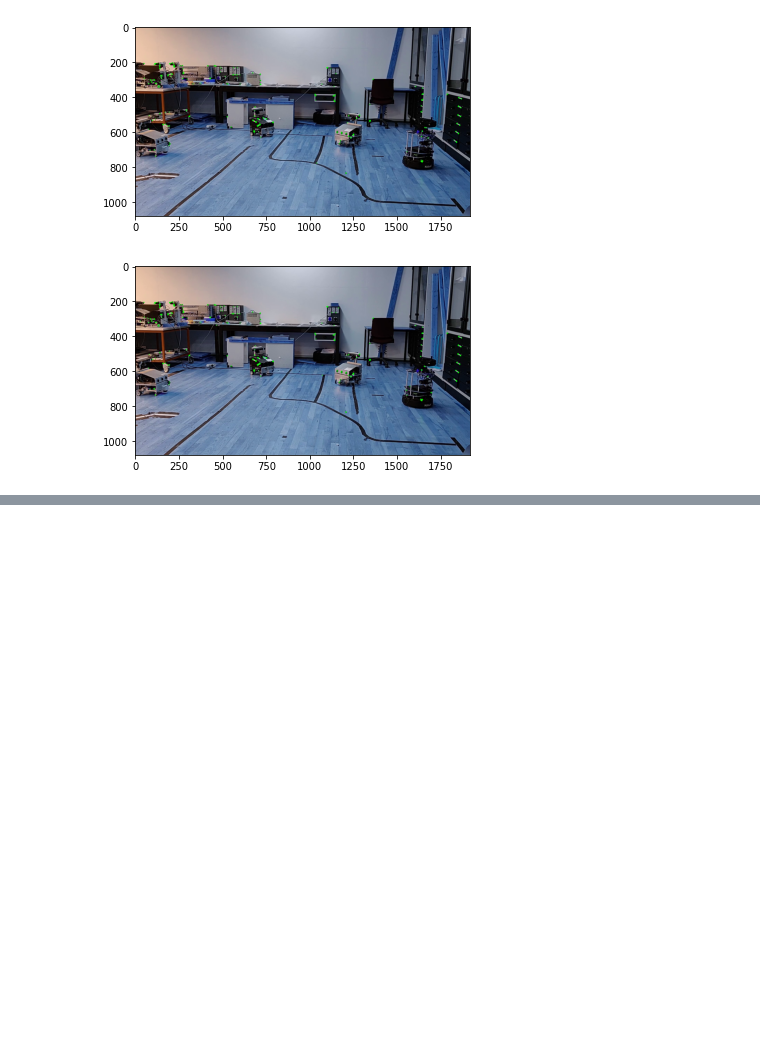
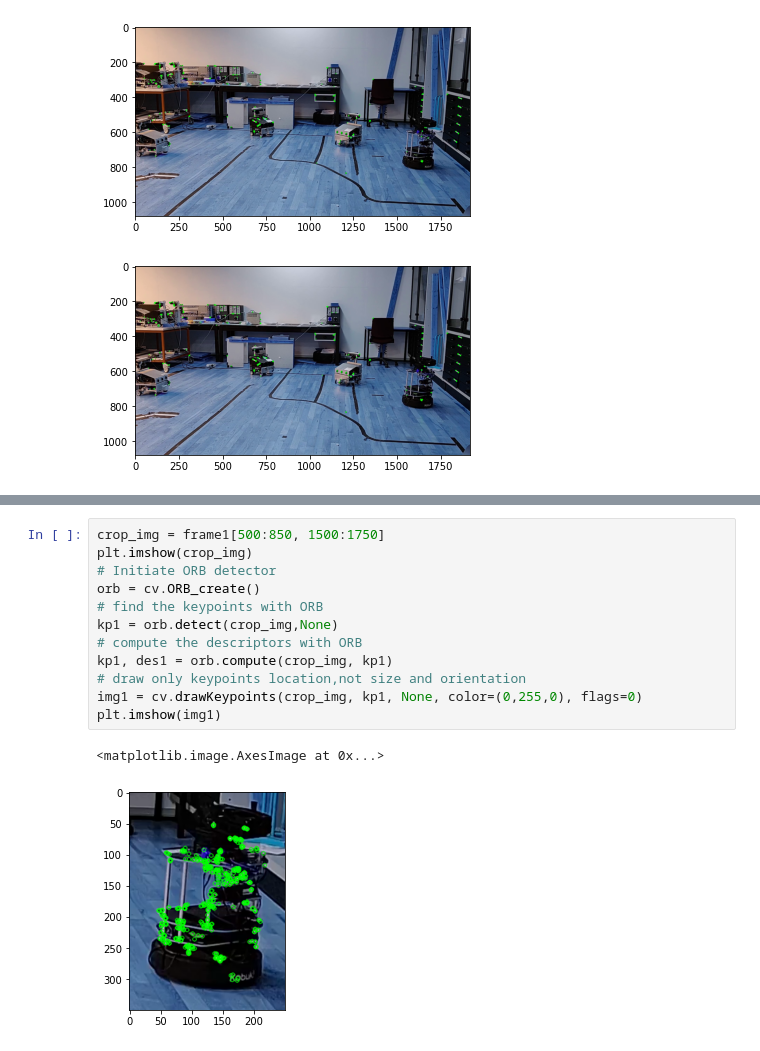
Before and after one commit to simutisernestas/perception, a Jupyter notebook: week2/project/sandbox.ipynb, the cells around one changed output, grey strips where cells are left out. Saved outputs shown, nothing was run; the diff lists cells and outputs as text; blank space fills up the shorter version.

```diff
--- a/week2/project/sandboc.ipynb
+++ b/week2/project/sandbox.ipynb
@@ -84,0 +112,15 @@ plt.imshow(img2)
+# %%
+crop_img = frame1[500:850, 1500:1750]
+plt.imshow(crop_img)
+# Initiate ORB detector
+orb = cv.ORB_create()
+# find the keypoints with ORB
+kp1 = orb.detect(crop_img,None)
+# compute the descriptors with ORB
+kp1, des1 = orb.compute(crop_img, kp1)
+# draw only keypoints location,not size and orientation
+img1 = cv.drawKeypoints(crop_img, kp1, None, color=(0,255,0), flags=0)
+plt.imshow(img1)
+# %% [output]
+<matplotlib.image.AxesImage at 0x...>
+[figure, added]
```
Also changed, not shown: parts of 3 cells of this notebook, 1 other file.
